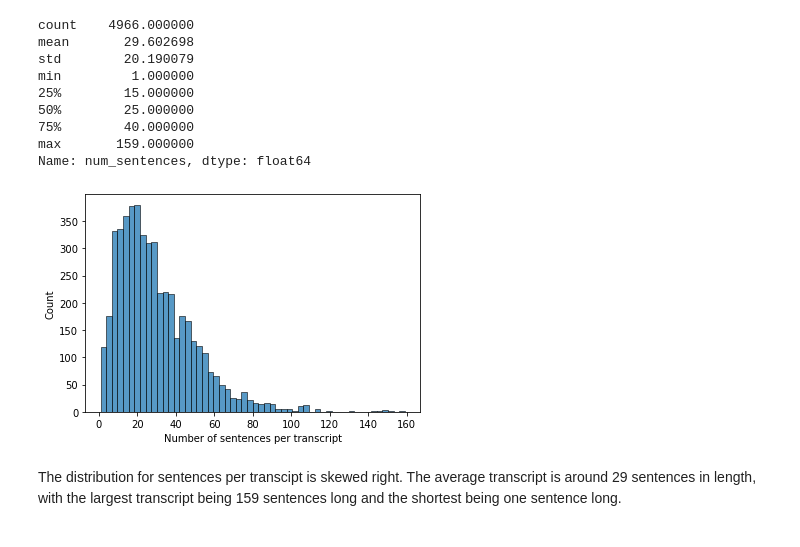
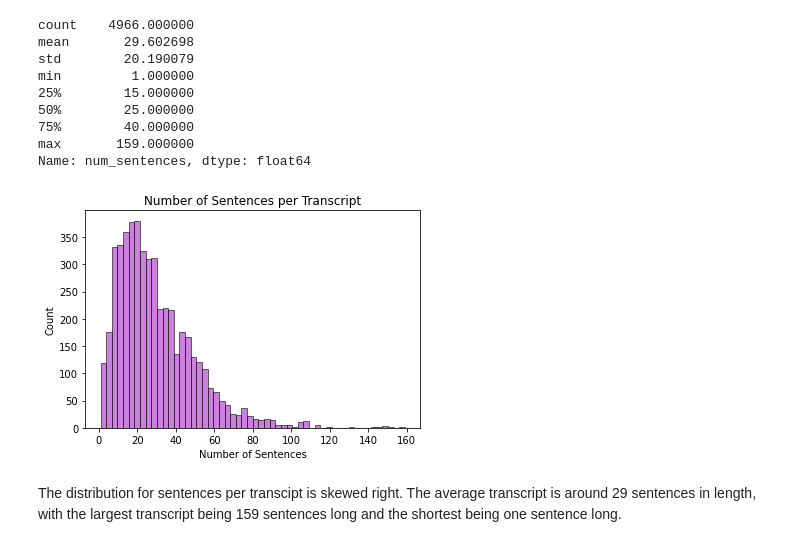
Before and after one commit to freyakuhlman/MedicalTranscriptionClassification, a Jupyter notebook: medical_transcription_data_analysis.ipynb, the cells around one changed output. Saved outputs shown, nothing was run; the diff lists cells and outputs as text; code cells hidden in the pictures.

Commit message:
Update histograms to use nltk and seaborn

```diff
--- a/medical_transcription_data_analysis.ipynb
+++ b/medical_transcription_data_analysis.ipynb
@@ -104,5 +105,6 @@ df.describe()
 # %% [markdown]
 ### Number of characters in each transcription
 # %%
-df['transcription'].str.len().hist()
+df['num_characters'] = df['transcription'].str.len()
+df['num_characters'].describe()
 # %% [output]
@@ -117,0 +131,3 @@ df['transcription'].str.split().map(lambda x: len(x)).hist()
+# %%
+df['num_words'] = df['transcription'].apply(word_tokenize).apply(len)
+df['num_words'].describe()
@@ -131,11 +166,12 @@ min         1.000000
 max       159.000000
 Name: num_sentences, dtype: float64
 # %%
-num_sentences = sns.histplot(data=df['num_sentences'])
-num_sentences.set(xlabel = "Number of sentences per transcript", ylabel = "Count")
+num_sentences = sns.histplot(data=df['num_sentences'], color = 'mediumorchid')
+num_sentences.set_title('Number of Sentences per Transcript')
+num_sentences.set(xlabel = 'Number of Sentences', ylabel = 'Count')
 plt.show()
 # %% [output]
-[figure, old version]
+[figure, new version]
 # %% [markdown]
 The distribution for sentences per transcipt is skewed right. The average transcript is around 29 sentences in length, with the largest transcript being 159 sentences long and the shortest being one sentence long.
 # %% [markdown]
```
Also changed, not shown: parts of 12 cells of this notebook.
